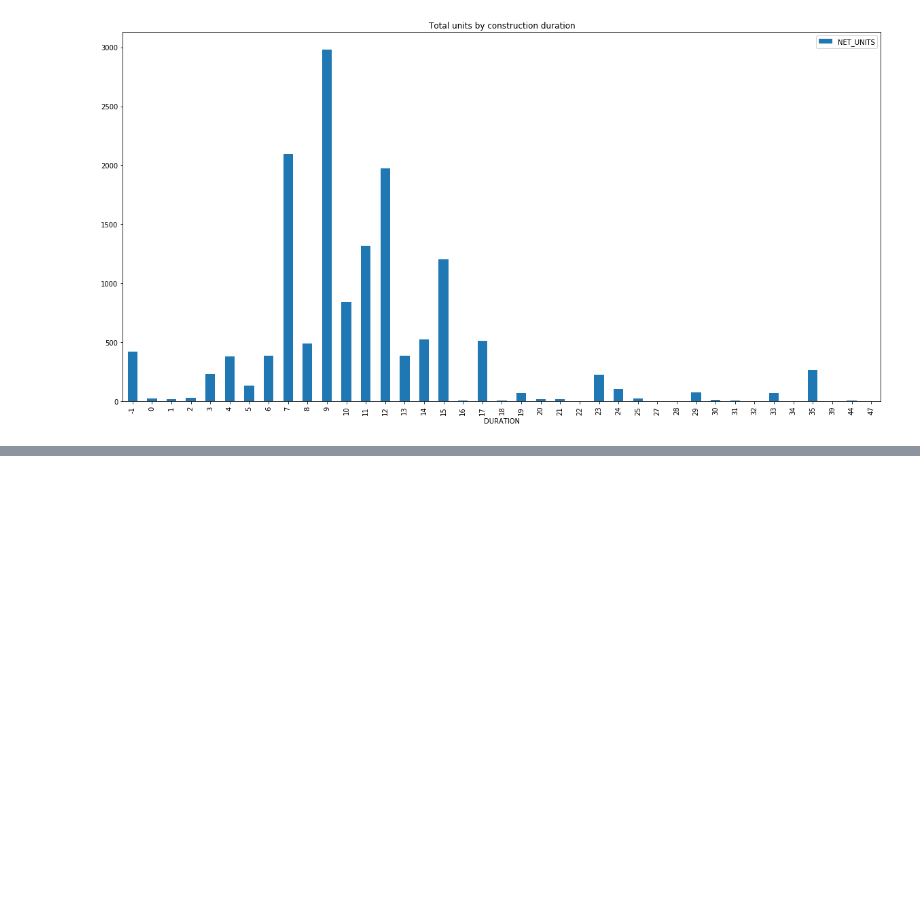
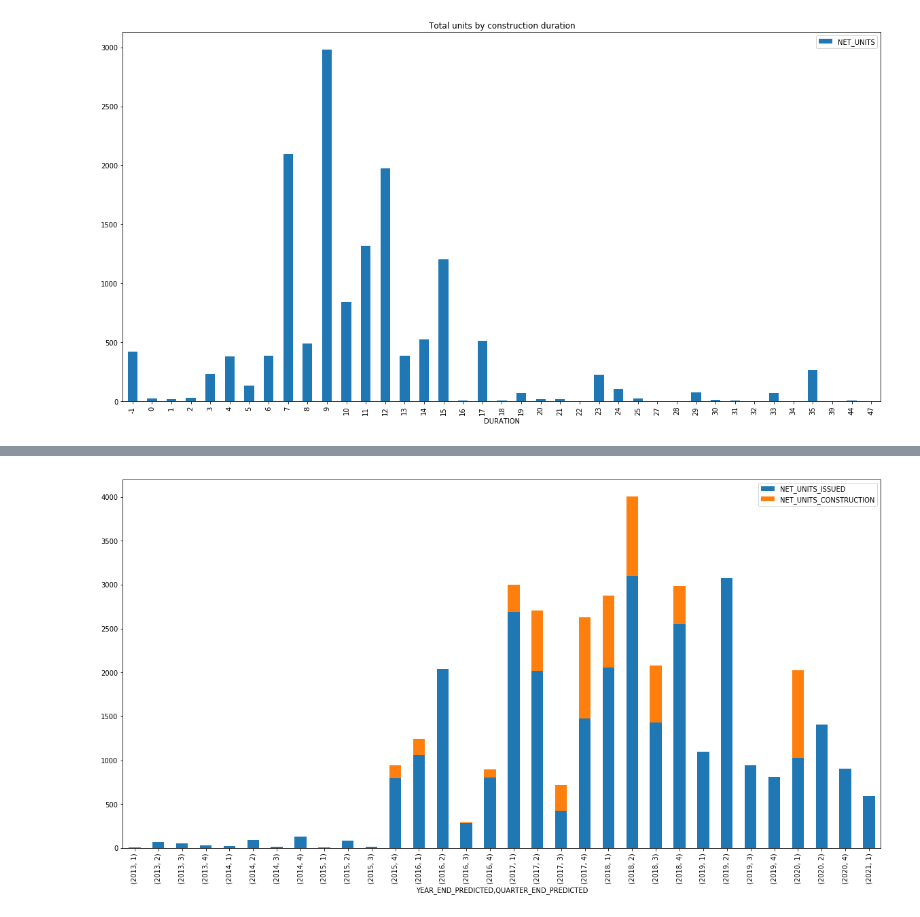
Before and after one commit to openland/statecraft-projects, a Jupyter notebook: housing_pipeline.ipynb, the cells around one changed output, grey strips where cells are left out. Cells and saved outputs as stored; diff of their text form; code cells hidden in the pictures; blank space fills up the shorter version.

```diff
--- a/housing_pipeline.ipynb
+++ b/housing_pipeline.ipynb
@@ -342,0 +335,13 @@ permits.head()
+# %%
+def plot_quarters(df):
+    df.plot.bar(stacked=True, figsize=(20,10));
+
+issued_sum = permits.groupby(by=['YEAR_END_PREDICTED', 'QUARTER_END_PREDICTED'])['NET_UNITS'].sum().reset_index()
+construction_sum = prediction.groupby(by=['YEAR_END_PREDICTED', 'QUARTER_END_PREDICTED'])['NET_UNITS'].sum().reset_index()
+
+df_sum = pd.merge(issued_sum, construction_sum, how='outer', on=['YEAR_END_PREDICTED', 'QUARTER_END_PREDICTED'],
+                  left_on=None, right_on=None, suffixes=('_ISSUED', '_CONSTRUCTION'))
+
+plot_quarters(df_sum.groupby(by=['YEAR_END_PREDICTED', 'QUARTER_END_PREDICTED']).sum())
+# %% [output]
+[figure, added]
```
Also changed, not shown: parts of 10 cells of this notebook, 2 other files.
